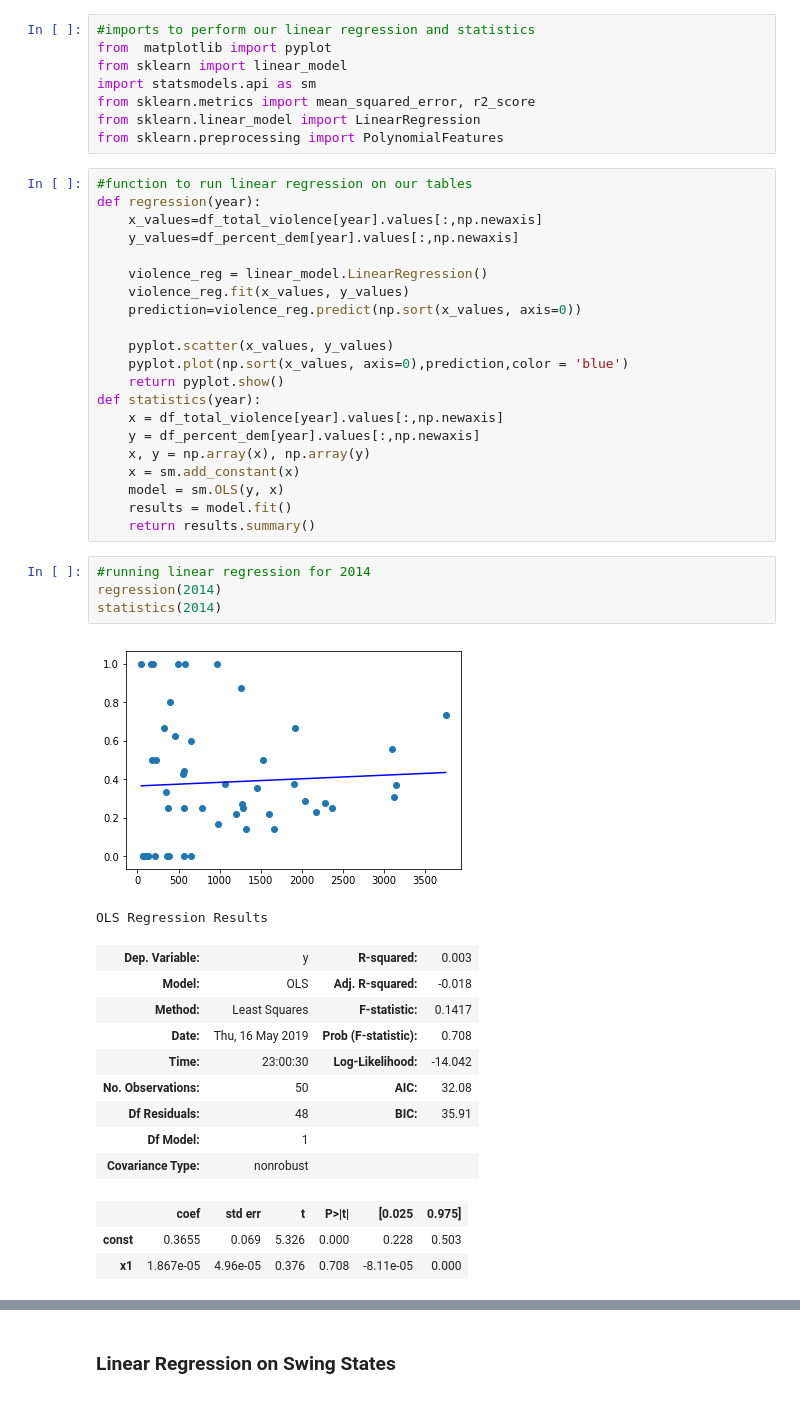
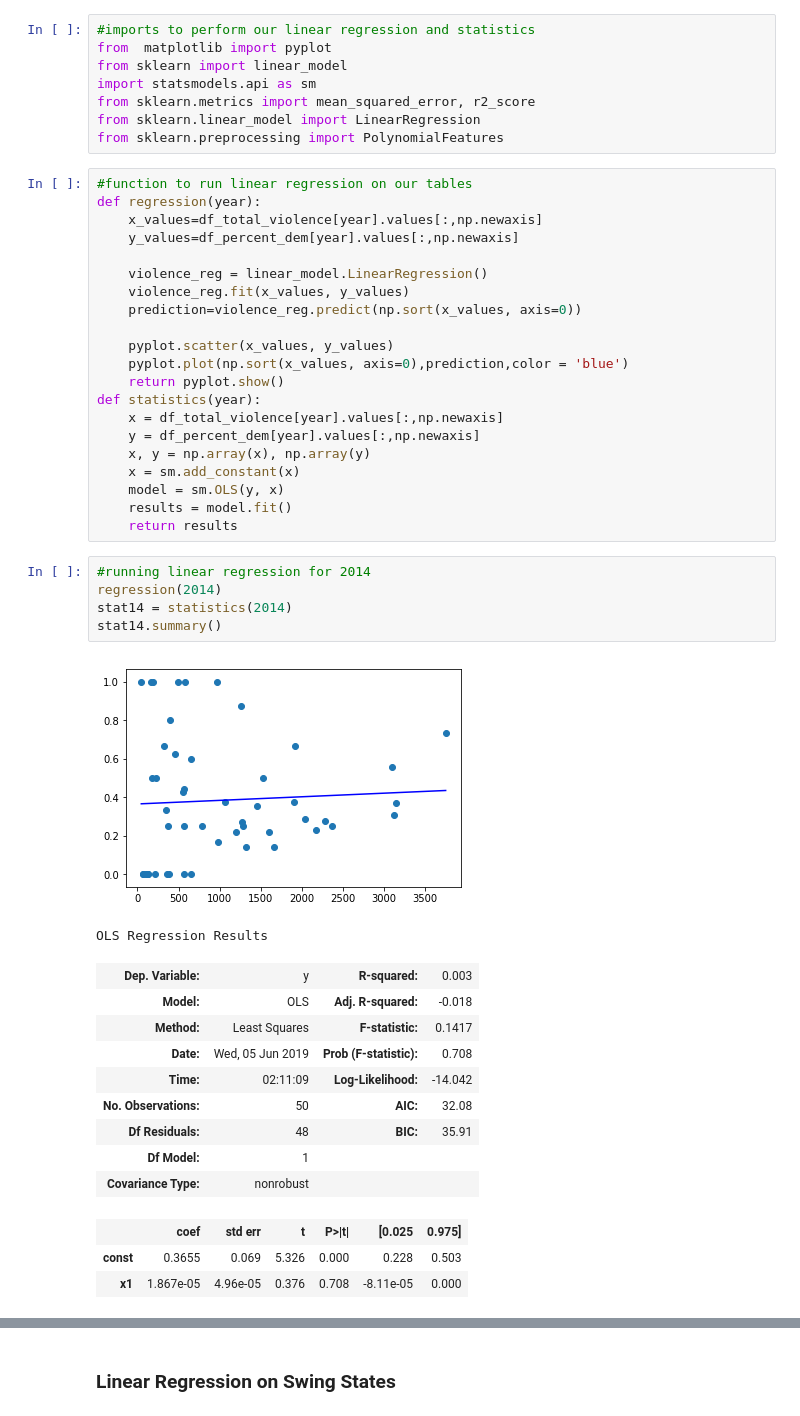
Before and after one commit to vchi747/Cogs-108-Final-Project, a Jupyter notebook: FinalProject_group181.ipynb, the cells around one changed output, grey strips where cells are left out. Drawn from its saved outputs; the diff is of its cells as text.

Commit message:
added tables

```diff
--- a/FinalProject_group181.ipynb
+++ b/FinalProject_group181.ipynb
@@ -343,19 +349,20 @@ def statistics(year):
     x = sm.add_constant(x)
     model = sm.OLS(y, x)
     results = model.fit()
-    return results.summary()
+    return results
 # %%
 #running linear regression for 2014
 regression(2014)
-statistics(2014)
+stat14 = statistics(2014)
+stat14.summary()
 # %% [output]
 [figure]
 OLS Regression Results
 | Dep. Variable: | y | R-squared: | 0.003 |
 | Model: | OLS | Adj. R-squared: | -0.018 |
 | Method: | Least Squares | F-statistic: | 0.1417 |
-| Date: | Thu, 16 May 2019 | Prob (F-statistic): | 0.708 |
-| Time: | 23:00:30 | Log-Likelihood: | -14.042 |
+| Date: | Wed, 05 Jun 2019 | Prob (F-statistic): | 0.708 |
+| Time: | 02:11:09 | Log-Likelihood: | -14.042 |
 | No. Observations: | 50 | AIC: | 32.08 |
 | Df Residuals: | 48 | BIC: | 35.91 |
 | Df Model: | 1 |  |  |
```
Also changed, not shown: parts of 10 cells of this notebook.
